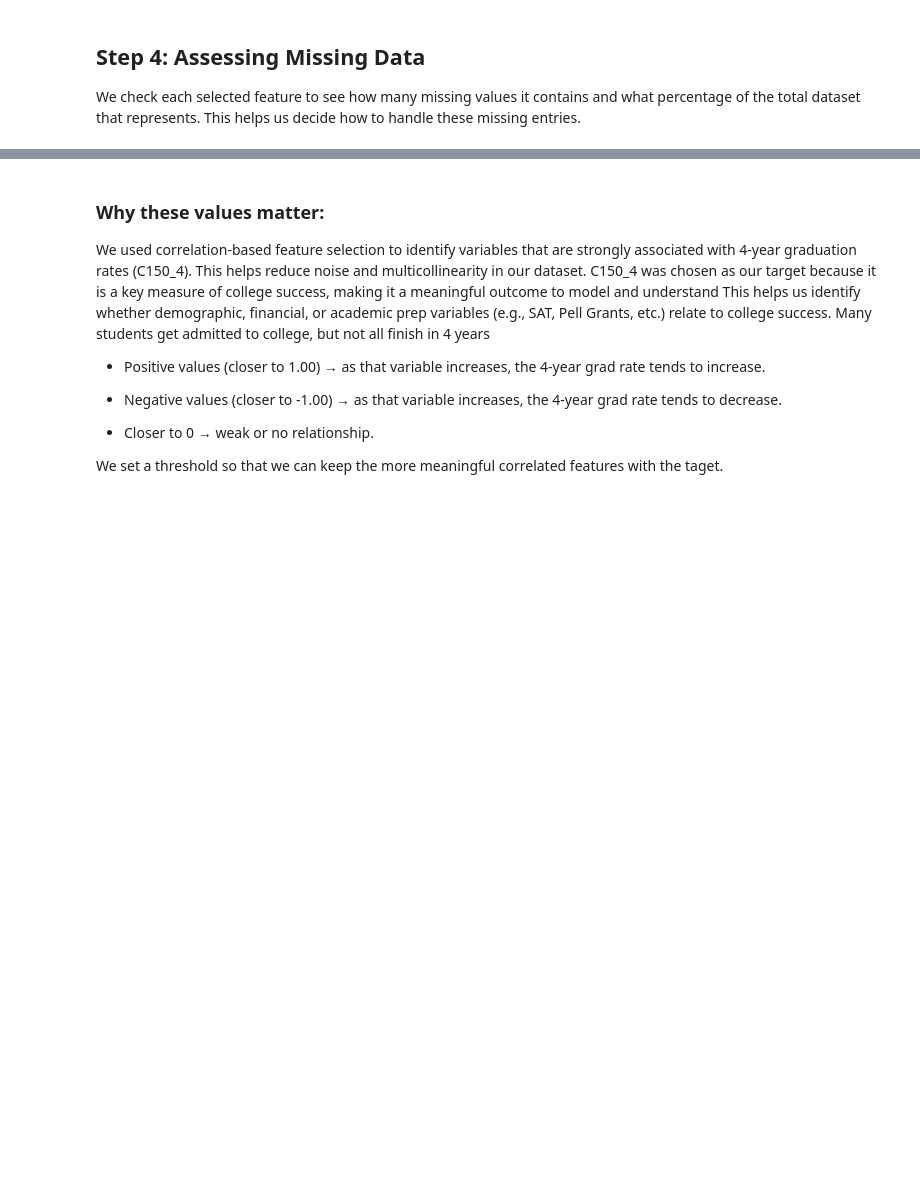
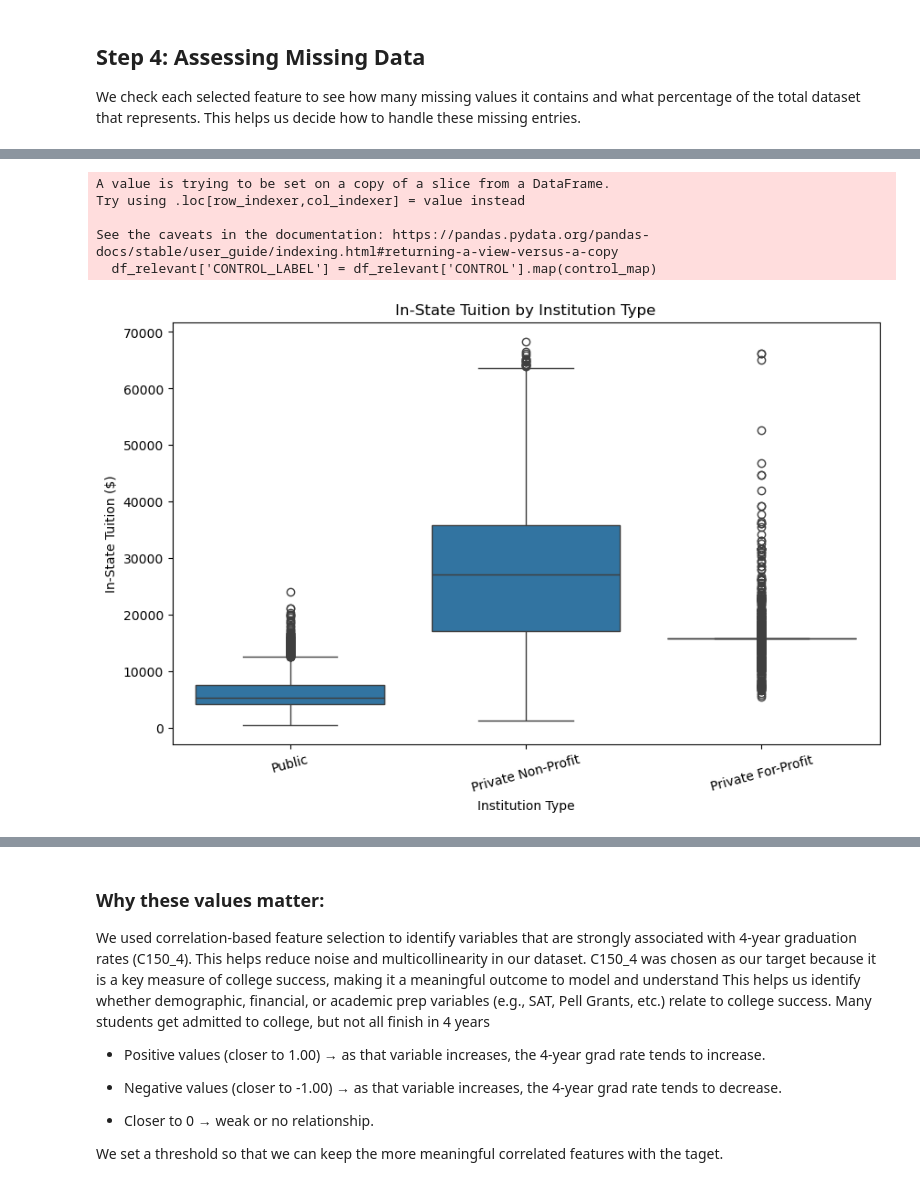
Before and after one commit to Connerj1234/4780-Project, a Jupyter notebook: preprocessing.ipynb, the cells around one changed output, grey strips where cells are left out. Saved outputs shown, nothing was run; the diff lists cells and outputs as text; code cells hidden in the pictures; blank space fills up the shorter version.

```diff
--- a/preprocessing.ipynb
+++ b/preprocessing.ipynb
@@ -209,0 +253,21 @@ plt.show()
+# %%
+#Box Plots by Public vs Private Schools
+# Convert 'CONTROL' to readable labels
+control_map = {1: 'Public', 2: 'Private Non-Profit', 3: 'Private For-Profit'}
+df_relevant['CONTROL_LABEL'] = df_relevant['CONTROL'].map(control_map)
+
+# Box plot for tuition by control type
+plt.figure(figsize=(10, 6))
+sns.boxplot(x='CONTROL_LABEL', y='TUITIONFEE_IN', data=df_relevant)
+plt.title("In-State Tuition by Institution Type")
+plt.ylabel("In-State Tuition ($)")
+plt.xlabel("Institution Type")
+plt.xticks(rotation=15)
+plt.show()
+# %% [output]
+A value is trying to be set on a copy of a slice from a DataFrame.
+Try using .loc[row_indexer,col_indexer] = value instead
+
+See the caveats in the documentation: https://pandas.pydata.org/pandas-docs/stable/user_guide/indexing.html#returning-a-view-versus-a-copy
+  df_relevant['CONTROL_LABEL'] = df_relevant['CONTROL'].map(control_map)
+[figure, added]
```
Also changed, not shown: parts of 30 cells of this notebook, 5 other files.
